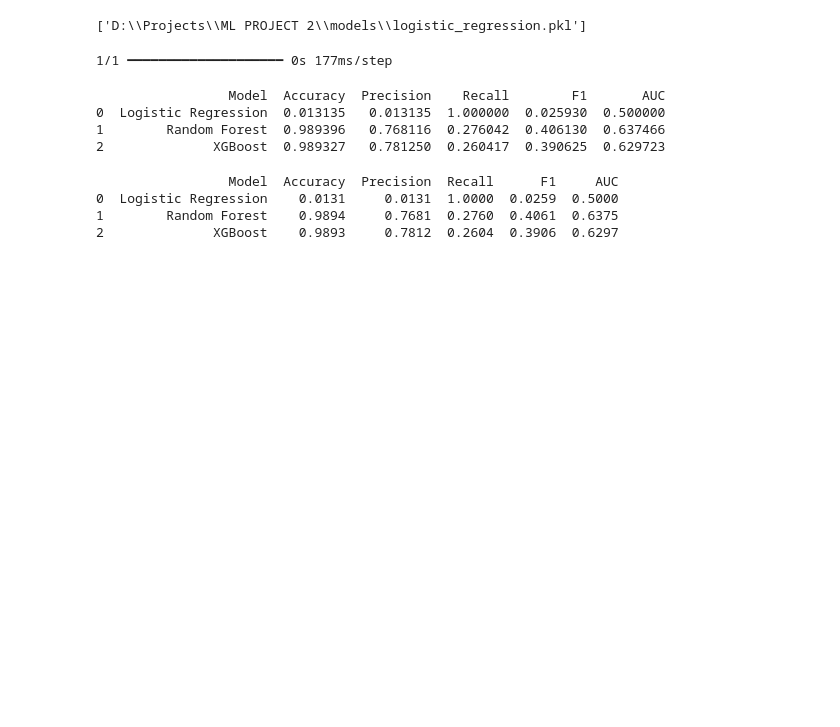
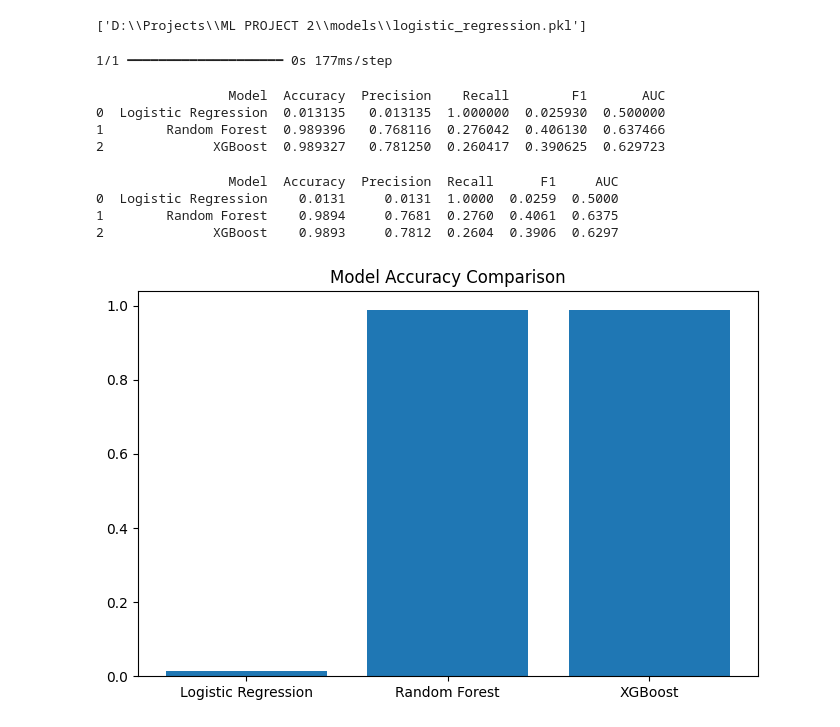
Before and after one commit to DRPatel75/Predictive-Modeling-and-Forecasting-for-Election-Outcomes, a Jupyter notebook: notebooks/election_prediciton.ipynb, the cells around one changed output. Drawn from its saved outputs; the diff is of its cells as text; code cells hidden in the pictures; blank space fills up the shorter version.

Commit message:
accuracy comparision

```diff
--- a/notebooks/election_prediciton.ipynb
+++ b/notebooks/election_prediciton.ipynb
@@ -631,3 +631,12 @@ print(comparison)
 0  Logistic Regression    0.0131     0.0131  1.0000  0.0259  0.5000
 1        Random Forest    0.9894     0.7681  0.2760  0.4061  0.6375
 2              XGBoost    0.9893     0.7812  0.2604  0.3906  0.6297
+# %%
+plt.figure(figsize=(8,5))
+plt.bar(comparison['Model'],
+        comparison['Accuracy'])
+
+plt.title("Model Accuracy Comparison")
+plt.show()
+# %% [output]
+[figure, added]
```
